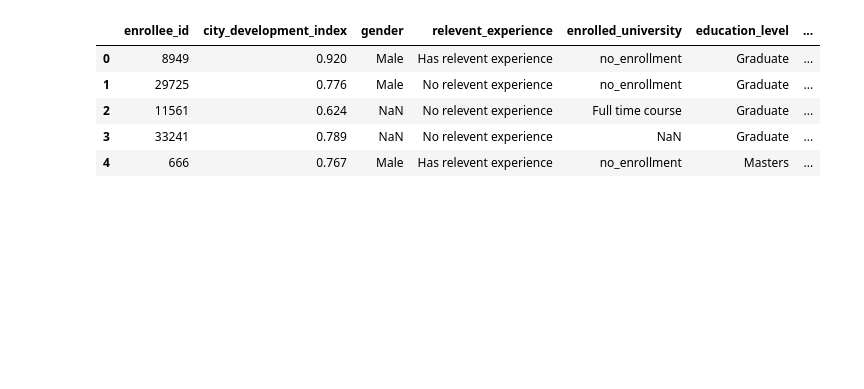
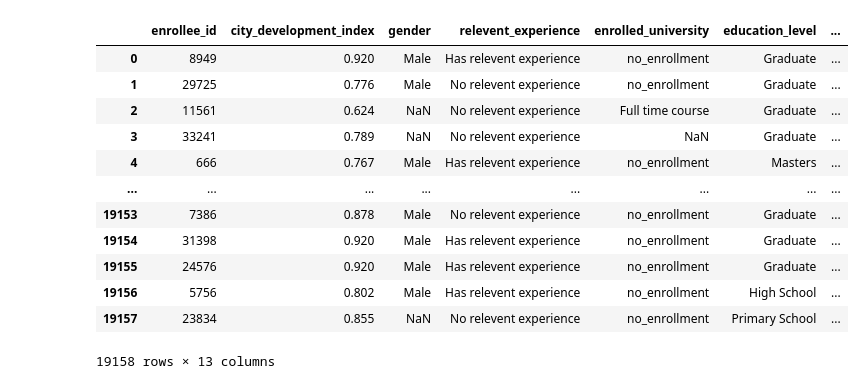
Before and after one commit to MichFig/Data-Science-Job-Search, a Jupyter notebook: DataJob.ipynb, the cells around one changed output. Saved outputs shown, nothing was run; the diff lists cells and outputs as text; code cells hidden in the pictures; blank space fills up the shorter version.

```diff
--- a/DataJob.ipynb
+++ b/DataJob.ipynb
@@ -40,14 +47,21 @@ memory usage: 2.0+ MB
 # %%
 # Remove City Column
 training_df.drop('city', axis = 'columns', inplace=True)
-training_df.head()
+training_df
 # %% [output]
 |  | enrollee_id | city_development_index | gender | relevent_experience | enrolled_university | education_level | ... |
 | 0 | 8949 | 0.920 | Male | Has relevent experience | no_enrollment | Graduate | ... |
 | 1 | 29725 | 0.776 | Male | No relevent experience | no_enrollment | Graduate | ... |
 | 2 | 11561 | 0.624 | NaN | No relevent experience | Full time course | Graduate | ... |
 | 3 | 33241 | 0.789 | NaN | No relevent experience | NaN | Graduate | ... |
 | 4 | 666 | 0.767 | Male | Has relevent experience | no_enrollment | Masters | ... |
+| ... | ... | ... | ... | ... | ... | ... | ... |
+| 19153 | 7386 | 0.878 | Male | No relevent experience | no_enrollment | Graduate | ... |
+| 19154 | 31398 | 0.920 | Male | Has relevent experience | no_enrollment | Graduate | ... |
+| 19155 | 24576 | 0.920 | Male | Has relevent experience | no_enrollment | Graduate | ... |
+| 19156 | 5756 | 0.802 | Male | Has relevent experience | no_enrollment | High School | ... |
+| 19157 | 23834 | 0.855 | NaN | No relevent experience | no_enrollment | Primary School | ... |
+19158 rows × 13 columns
 # %%
 # Reheck Training Data
 training_df.info()
```
Also changed, not shown: parts of 13 cells of this notebook.
